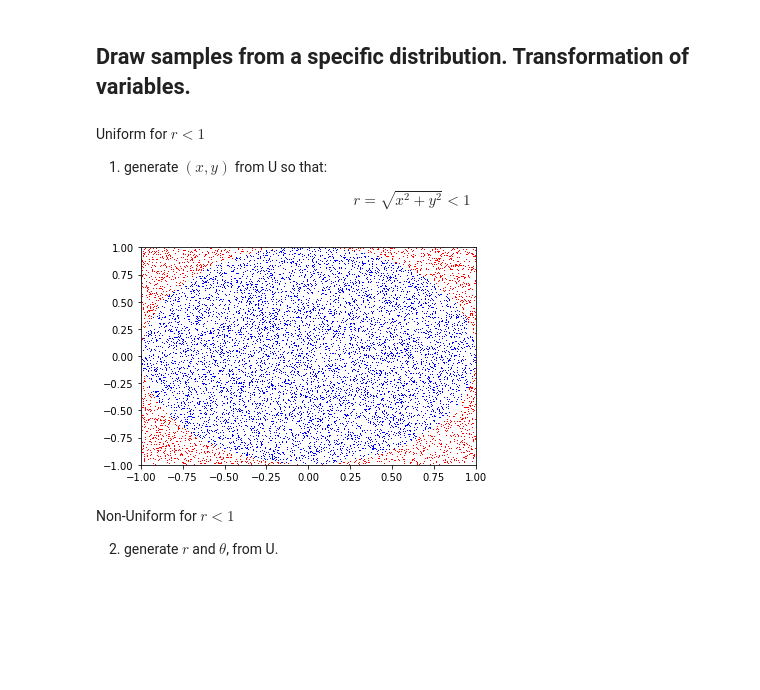
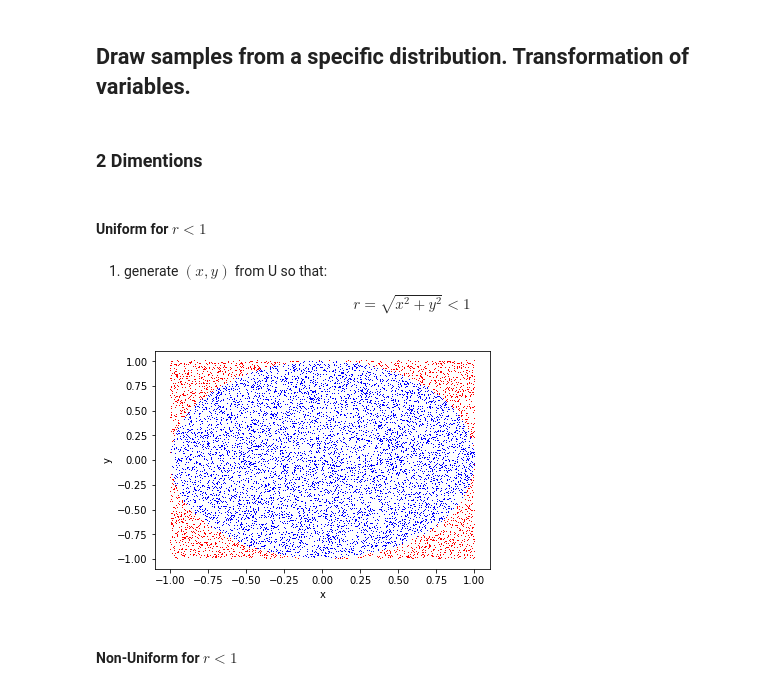
Before and after one commit to CosmoStats/cosmostats2018-Oscar2401, a Jupyter notebook: Sep/Ejercicio_1/transformation_variables.ipynb, the cells around one changed output. Drawn from its saved outputs; the diff is of its cells as text; code cells hidden in the pictures; blank space fills up the shorter version.

```diff
--- a/Sep/Ejercicio_1/transformation_variables.ipynb
+++ b/Sep/Ejercicio_1/transformation_variables.ipynb
@@ -12,9 +12,11 @@ import math
 # %% [markdown]
 
 ## Draw samples from a specific distribution. Transformation of variables.
+# %% [markdown]
+### 2 Dimentions
+# %% [markdown]
+#### Uniform for $r<1$
 # %% [markdown]
-Uniform for $r<1$
-
 1) generate $(x,y)$ from U so
 that:
 
@@ -24,28 +26,24 @@ r=\sqrt{x^2+y^2}<1
 # %%
 u=[]
 v=[]
 
 for i in range(10000):
-    x=random.randrange(-1000000,1000000)/1000000
-    y=random.randrange(-1000000,1000000)/1000000
+    x=random.randrange(-1000000,1000000)/1000000 #Escoje valores entre -1 y 1 para x
+    y=random.randrange(-1000000,1000000)/1000000 #Escoje valores entre -1 y 1 para y
     u.append(x)
     v.append(y)
 
-plt.xlim(-1,1)
-plt.ylim(-1,1)
-
+plt.xlabel("x")
+plt.ylabel("y")
 
 for i in range(len(u)):
     if pow((pow(u[i],2)+pow(v[i],2)),0.5) < 1:
         plt.plot(u[i],v[i],'b,')
     else:
         plt.plot(u[i],v[i],'r,')
 
 plt.show()
 # %% [output]
-[figure, old version]
+[figure, new version]
-# %% [markdown]
-Non-Uniform for $r<1$
-
-2) generate $r$ and
-$\theta$, from U.
+# %% [markdown]
+#### Non-Uniform for $r<1$
```
Also changed, not shown: parts of 7 cells of this notebook.
